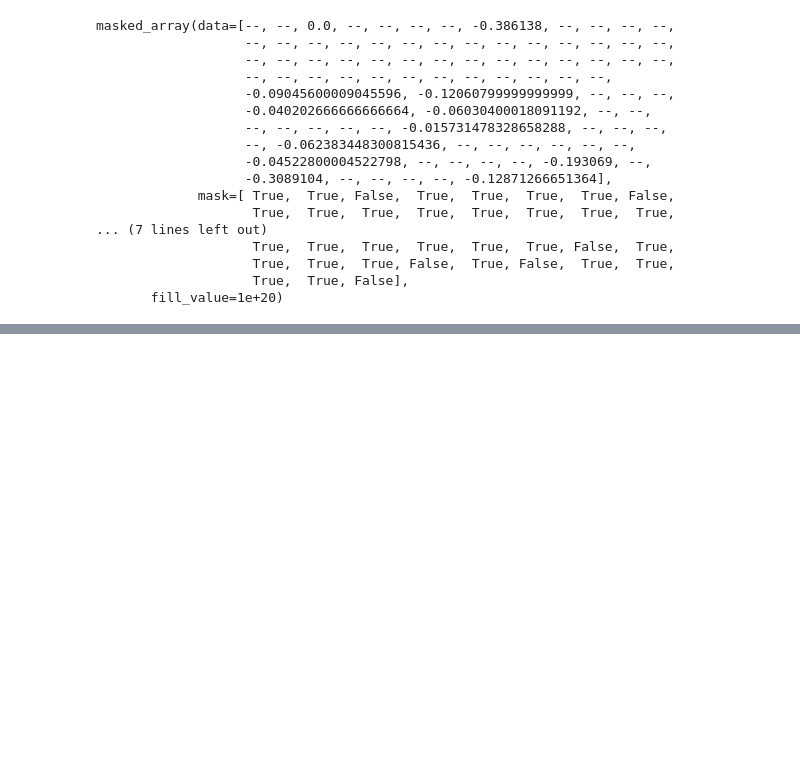
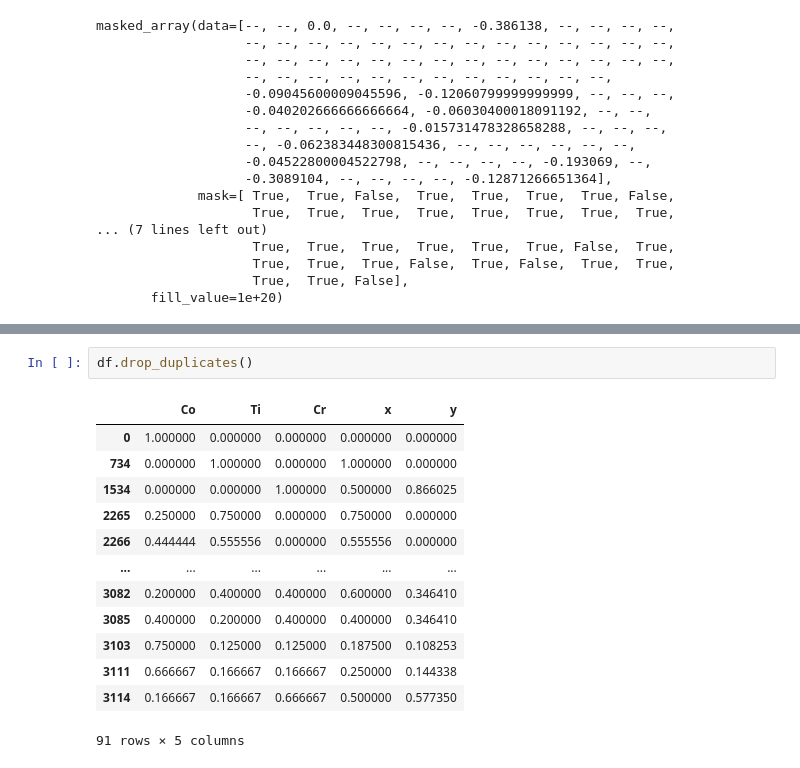
Before and after one commit to jh-song-en/matDBAPI, a Jupyter notebook: test.ipynb, the cells around one changed output, grey strips where cells are left out. Saved outputs shown, nothing was run; the diff lists cells and outputs as text; blank space fills up the shorter version.

```diff
--- a/test.ipynb
+++ b/test.ipynb
@@ -260,0 +287,16 @@ with pd.option_context('display.max_rows', None, 'display.max_columns', None):
+# %%
+df.drop_duplicates()
+# %% [output]
+|  | Co | Ti | Cr | x | y |
+| 0 | 1.000000 | 0.000000 | 0.000000 | 0.000000 | 0.000000 |
+| 734 | 0.000000 | 1.000000 | 0.000000 | 1.000000 | 0.000000 |
+| 1534 | 0.000000 | 0.000000 | 1.000000 | 0.500000 | 0.866025 |
+| 2265 | 0.250000 | 0.750000 | 0.000000 | 0.750000 | 0.000000 |
+| 2266 | 0.444444 | 0.555556 | 0.000000 | 0.555556 | 0.000000 |
+| ... | ... | ... | ... | ... | ... |
+| 3082 | 0.200000 | 0.400000 | 0.400000 | 0.600000 | 0.346410 |
+| 3085 | 0.400000 | 0.200000 | 0.400000 | 0.400000 | 0.346410 |
+| 3103 | 0.750000 | 0.125000 | 0.125000 | 0.187500 | 0.108253 |
+| 3111 | 0.666667 | 0.166667 | 0.166667 | 0.250000 | 0.144338 |
+| 3114 | 0.166667 | 0.166667 | 0.666667 | 0.500000 | 0.577350 |
+91 rows × 5 columns
```
Also changed, not shown: parts of 6 cells of this notebook, 1 other file.
